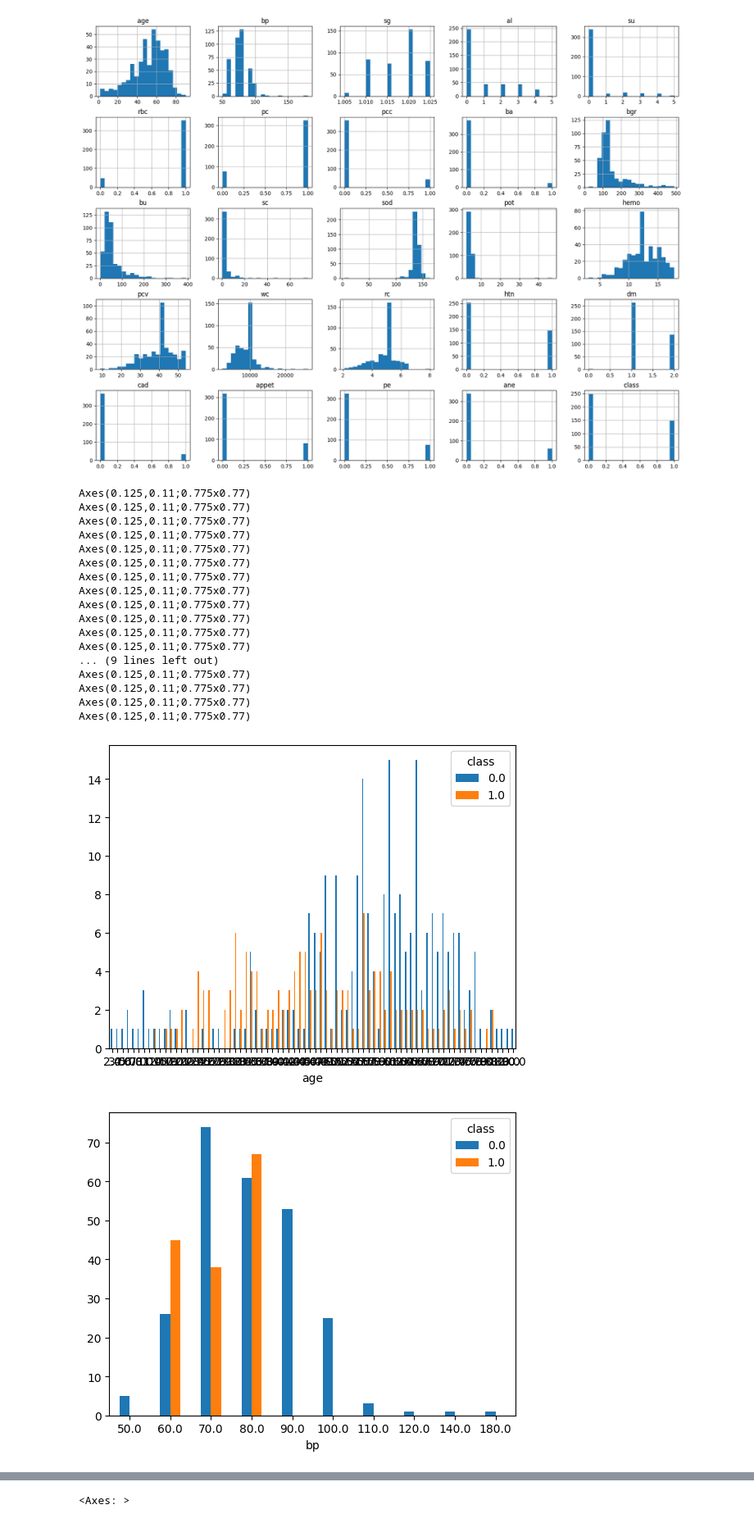
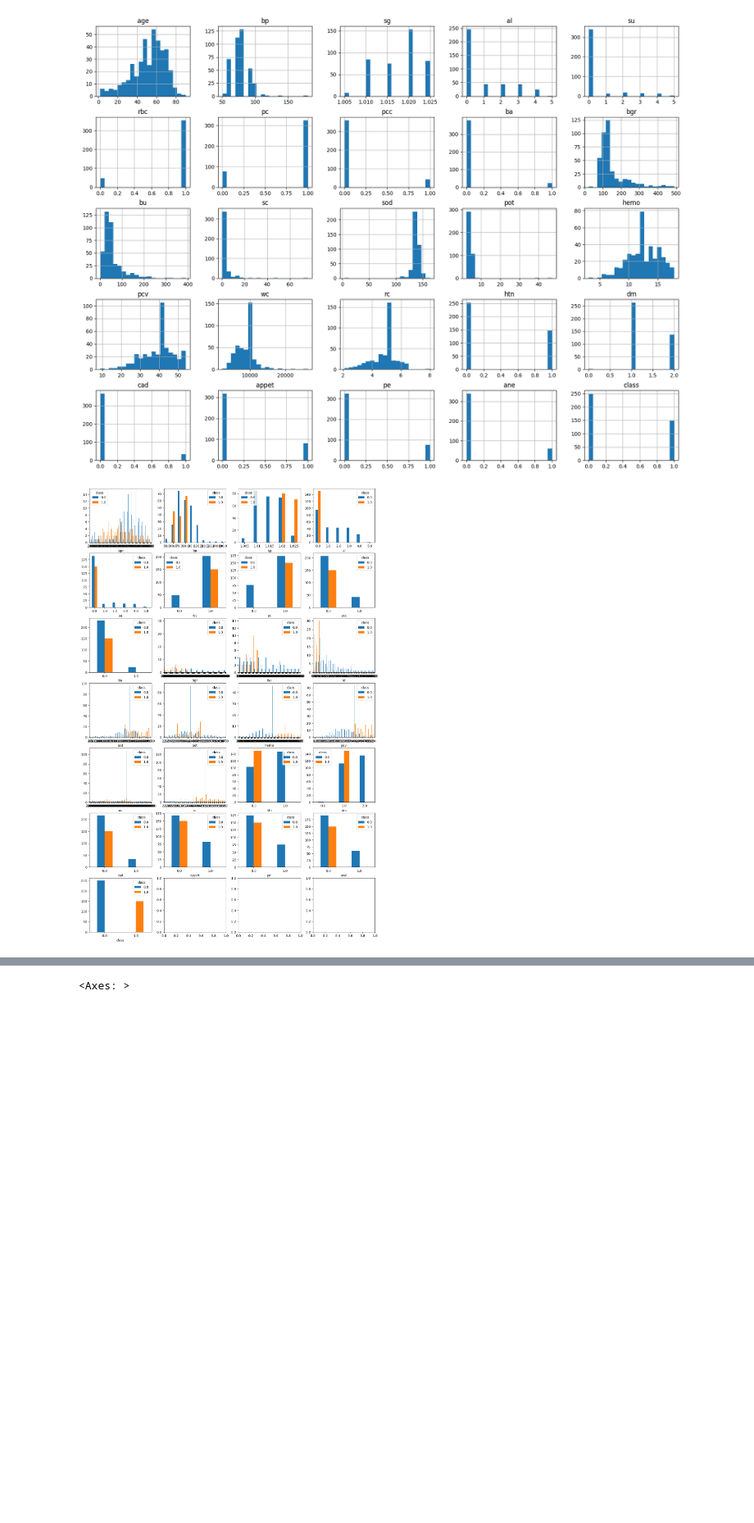
Before and after one commit to ebapp-dev/puc_ia, a Jupyter notebook: mvp/ML_Analytcs/analise_Insuficiencia _renal.ipynb, the cells around one changed output, grey strips where cells are left out. Shown at 82% size. Drawn from its saved outputs; the diff is of its cells as text; code cells hidden in the pictures; blank space fills up the shorter version.

```diff
--- a/mvp/ML_Analytcs/analise_Insuficiencia _renal.ipynb
+++ b/mvp/ML_Analytcs/analise_Insuficiencia _renal.ipynb
@@ -319,27 +319,18 @@ plt.show()
 [figure]
 # %%
 #Gráficos de atributos por class
-
+fig, axs=plt.subplots(7,4,figsize=(16,25))
+lin=0
+col=0
 for c in df_ini.columns:
+    nax = 500+(lin*10)+(col)
+    ax = axs[lin,col]
     crosstb = pd.crosstab(df_ini[c], df_ini['class'], dropna=False)
-    print(crosstb.plot.bar(rot=0))
+    crosstb.plot.bar(rot=0, ax=ax)
+    col += 1
+    if col == 4:
+        lin += 1
+        col = 0
+plt.show()
 # %% [output]
-Axes(0.125,0.11;0.775x0.77)
-Axes(0.125,0.11;0.775x0.77)
-Axes(0.125,0.11;0.775x0.77)
-Axes(0.125,0.11;0.775x0.77)
-Axes(0.125,0.11;0.775x0.77)
-Axes(0.125,0.11;0.775x0.77)
-Axes(0.125,0.11;0.775x0.77)
-Axes(0.125,0.11;0.775x0.77)
-Axes(0.125,0.11;0.775x0.77)
-Axes(0.125,0.11;0.775x0.77)
-Axes(0.125,0.11;0.775x0.77)
-Axes(0.125,0.11;0.775x0.77)
-... (9 lines left out)
-Axes(0.125,0.11;0.775x0.77)
-Axes(0.125,0.11;0.775x0.77)
-Axes(0.125,0.11;0.775x0.77)
-Axes(0.125,0.11;0.775x0.77)
-[figure, old version]
+[figure, new version]
-[figure, removed]
```
Also changed, not shown: parts of 1 cell of this notebook, 1 other file.
